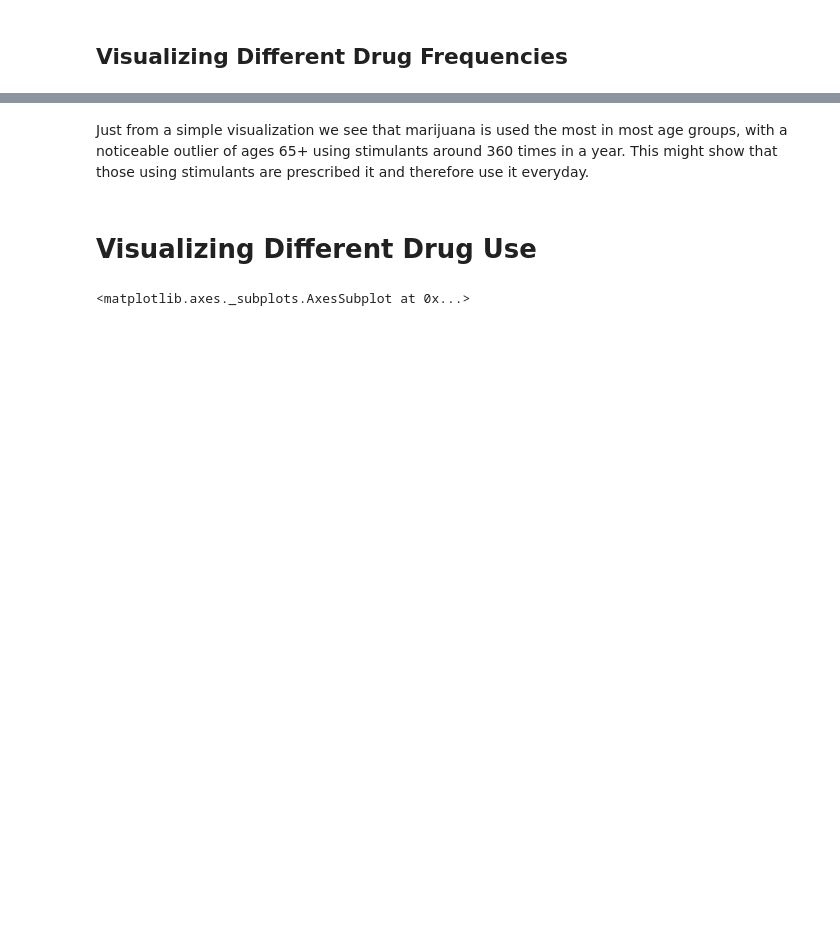
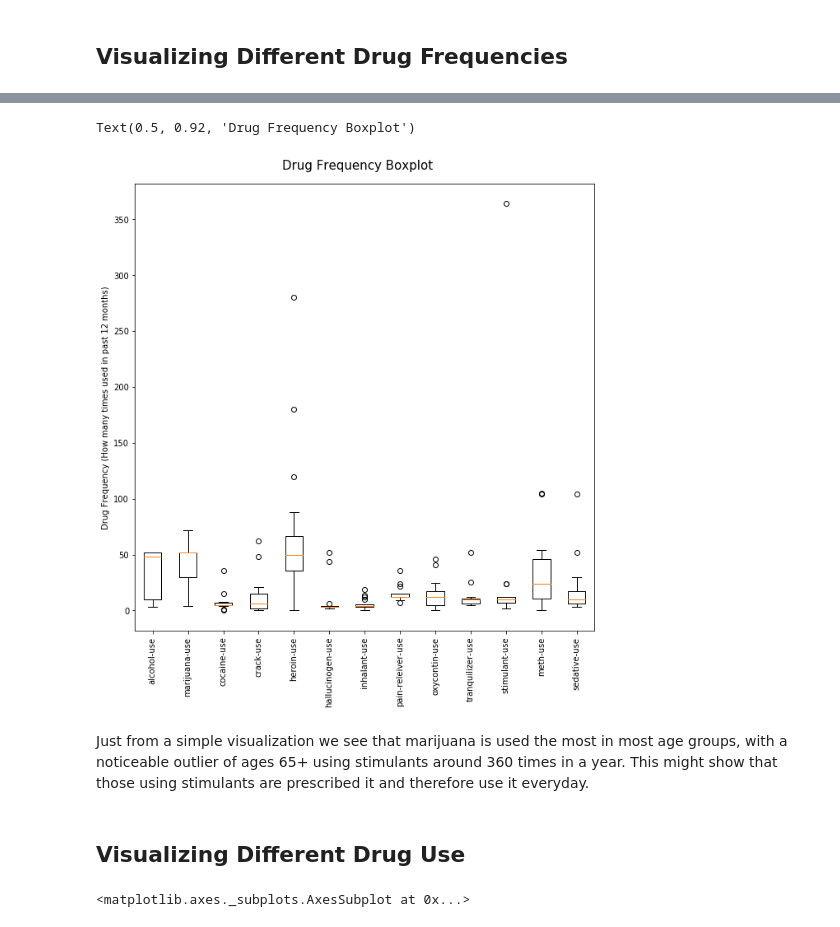
Before and after one commit to AlvarezKevin/fall_2019, a Jupyter notebook: project/Alvarez_Kevin_CSC217_Project.ipynb, the cells around one changed output, grey strips where cells are left out. Saved outputs shown, nothing was run; the diff lists cells and outputs as text; code cells hidden in the pictures; blank space fills up the shorter version.

```diff
--- a/project/Alvarez_Kevin_CSC217_Project.ipynb
+++ b/project/Alvarez_Kevin_CSC217_Project.ipynb
@@ -56,7 +57,21 @@ data.plot(x='age',y = frequency_columns ,grid = True, kind='bar',title='Frequenc
+# %%
+fig = plt.figure(figsize=(10,10))
+boxplot_data = []
+ticks = []
+for index,col in enumerate(frequency_columns):
+    boxplot_data.append(data[col])
+    ticks.append(index + 1)
+plt.boxplot(boxplot_data)
+plt.xticks(ticks, use_columns,rotation=90)
+plt.ylabel("Drug Frequency (How many times used in past 12 months)")
+fig.suptitle("Drug Frequency Boxplot", fontsize=15, y=0.92)
+# %% [output]
+Text(0.5, 0.92, 'Drug Frequency Boxplot')
+[figure, added]
 # %% [markdown]
 Just from a simple visualization we see that marijuana is used the most in most age groups, with a noticeable outlier of ages 65+ using stimulants around 360 times in a year. This might show that those using stimulants are prescribed it and therefore use it everyday.
 # %% [markdown]
-# Visualizing Different Drug Use
+## Visualizing Different Drug Use
 # %%
 data.plot(x='age',y = use_columns ,grid = True, kind='bar',title='Use Comparison',figsize=(20,10))
 # %% [output]
```
Also changed, not shown: parts of 40 cells of this notebook, 1 other file.
